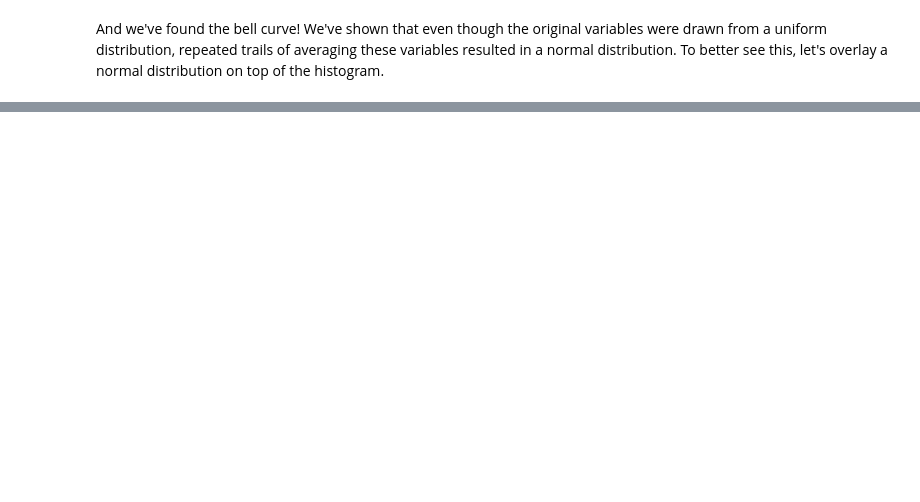
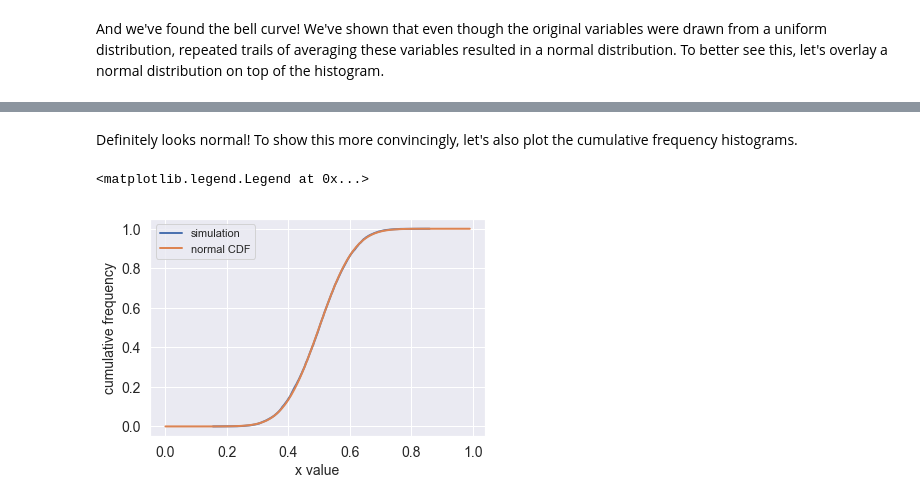
Before and after one commit to RPGroup-PBoC/be262, a Jupyter notebook: code/central_limit_theorem.ipynb, the cells around one changed output, grey strips where cells are left out. Drawn from its saved outputs; the diff is of its cells as text; code cells hidden in the pictures; blank space fills up the shorter version.

```diff
--- a/code/central_limit_theorem.ipynb
+++ b/code/central_limit_theorem.ipynb
@@ -94,0 +81,19 @@ Definitely looks normal!
+# %% [markdown]
+Definitely looks normal! To show this more convincingly, let's also plot the cumulative frequency histograms.
+# %%
+# plot the ECDF for our simulation
+sorted_vals = np.sort(avgs)
+y_vals = np.linspace(0, 1, len(sorted_vals))
+plt.plot(sorted_vals, y_vals)
+
+# plot CDF for normal distribution
+normal_cdf = stats.norm.cdf(x_vals, loc=0.5, scale=std)
+plt.plot(x_vals, normal_cdf)
+
+# label plot
+plt.xlabel("x value")
+plt.ylabel("cumulative frequency")
+plt.legend(["simulation", "normal CDF"])
+# %% [output]
+<matplotlib.legend.Legend at 0x...>
+[figure, added]
```
Also changed, not shown: parts of 18 cells of this notebook, 4 other files.
